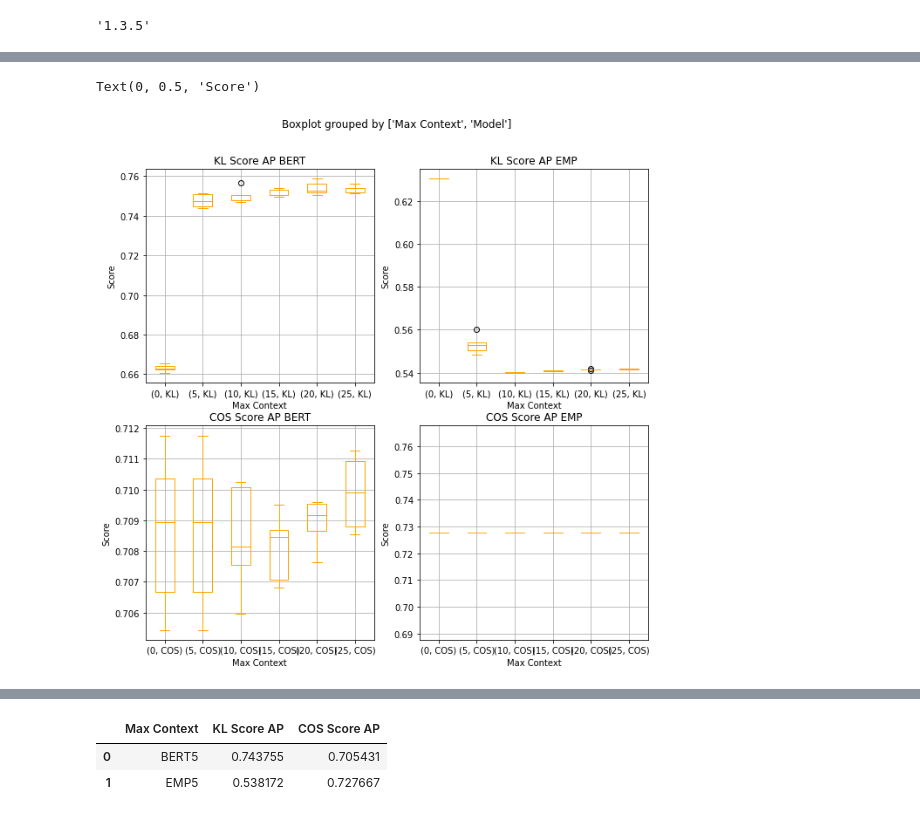
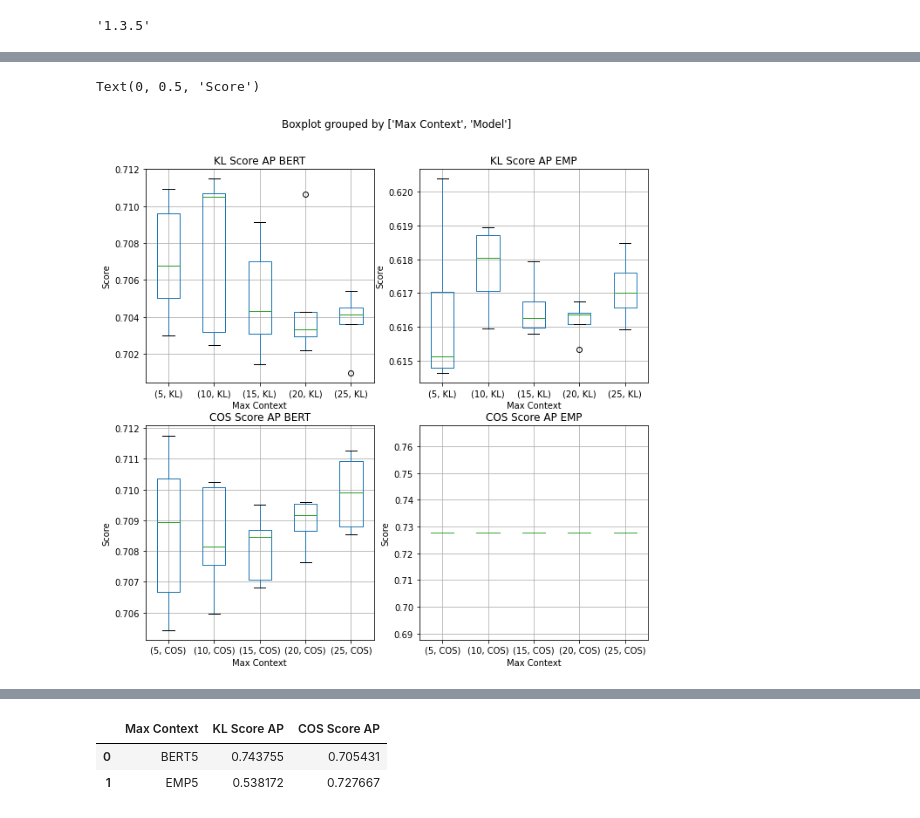
Before and after one commit to roritol/Bachelor-thesis, a Jupyter notebook: jupyter_notebook/Pipeline_Bert_Baroni.ipynb, the cells around one changed output, grey strips where cells are left out. Cells and saved outputs as stored; diff of their text form; code cells hidden in the pictures.

```diff
--- a/jupyter_notebook/Pipeline_Bert_Baroni.ipynb
+++ b/jupyter_notebook/Pipeline_Bert_Baroni.ipynb
@@ -315,7 +315,7 @@ results_neg_file
  ...]
 # %%
 # Open the file in read mode
-with open("../data_distrembed/curated50000.pickle", "r") as f:
+with open(f'../data_shared/fixed/curated_Falsenum{j}.pickle', "r") as f:
     # Read the contents of the file
     contents = f.read()
 
@@ -328,10 +328,10 @@ pd.__version__
 '1.3.5'
 # %%
 import pickle5 as pickle
-df = pd.DataFrame[]
 
-for j in tqdm(range(1,6)):
-    for i in tqdm(range(5,26,5)):
-        with open(f'../data_shared/fixed/df_AP{i}_Falsenum{j}.pickle', 'rb') as f:
-            df1 = pickle.load(f)
-        pd.merge([df, df1])
+
+
+with open(f'../data_shared/fixed/df_curated10_diag_Falsenum1.pickle', 'rb') as f:
+    df1test = pickle.load(f)
+
+df1test
@@ -347,7 +361,7 @@ df = pd.DataFrame()
 # Loop through the pickled files and merge them
 for j in tqdm(range(1,6)):
     for i in range(5,26,5):
-        with open(f'../data_shared/fixed/df_AP{i}_Falsenum{j}.pickle', 'rb') as f:
+        with open(f'../data_shared/fixed/df_AP{i}_Truenum{j}.pickle', 'rb') as f:
             df1 = pickle.load(f)
         df = pd.concat([df, df1])
 
@@ -384,8 +398,8 @@ df = pd.DataFrame()
 
 # Loop through the pickled files and merge them
 for j in tqdm(range(1,6)):
-    for i in range(0,26,5):
-        with open(f'../data_shared/fixed/df_AP{i}_Falsenum{j}.pickle', 'rb') as f:
+    for i in range(5,26,5):
+        with open(f'../data_shared/fixed/df_AP{i}_Truenum{j}.pickle', 'rb') as f:
             df1 = pickle.load(f)
         df = pd.concat([df, df1])
 
@@ -400,41 +414,46 @@ df_kl_bert = df_bert.melt(id_vars='Max Context', value_vars=['KL Score AP'], val
 df_kl_bert['Model'] = df_kl_bert['variable'].apply(lambda x: x.split()[0])
 df_kl_bert['Max Context'] = df_kl_bert['Max Context'].apply(lambda x: int(x.split("BERT")[1]))
 
-df_kl_bert.boxplot(by=['Max Context', 'Model'], ax=axes[0, 0], color='orange')
+df_kl_bert.boxplot(by=['Max Context', 'Model'], ax=axes[0, 0]) #,color='orange')
 axes[0, 0].set_title('KL Score AP BERT')
 axes[0, 0].set_xlabel('Max Context')
 axes[0, 0].set_ylabel('Score')
 
 # KL Score AP EMP
 df_kl_emp = df_emp.melt(id_vars='Max Context', value_vars=['KL Score AP'], value_name='Score')
 df_kl_emp['Model'] = df_kl_emp['variable'].apply(lambda x: x.split()[0])
 df_kl_emp['Max Context'] = df_kl_emp['Max Context'].apply(lambda x: int(x.split("EMP")[1]))
 
-df_kl_emp.boxplot(by=['Max Context', 'Model'], ax=axes[0, 1], color='orange')
+df_kl_emp.boxplot(by=['Max Context', 'Model'], ax=axes[0, 1])
 axes[0, 1].set_title('KL Score AP EMP')
 axes[0, 1].set_xlabel('Max Context')
 axes[0, 1].set_ylabel('Score')
 
 # COS Score AP BERT
 df_cos_bert = df_bert.melt(id_vars='Max Context', value_vars=['COS Score AP'], value_name='Score')
 df_cos_bert['Model'] = df_cos_bert['variable'].apply(lambda x: x.split()[0])
 df_cos_bert['Max Context'] = df_cos_bert['Max Context'].apply(lambda x: int(x.split("BERT")[1]))
 
-df_cos_bert.boxplot(by=['Max Context', 'Model'], ax=axes[1, 0], color='orange')
+df_cos_bert.boxplot(by=['Max Context', 'Model'], ax=axes[1, 0])
 axes[1, 0].set_title('COS Score AP BERT')
 axes[1, 0].set_xlabel('Max Context')
 axes[1, 0].set_ylabel('Score')
 
 # COS Score AP EMP
 df_cos_emp = df_emp.melt(id_vars='Max Context', value_vars=['COS Score AP'], value_name='Score')
 df_cos_emp['Model'] = df_cos_emp['variable'].apply(lambda x: x.split()[0])
 df_cos_emp['Max Context'] = df_cos_emp['Max Context'].apply(lambda x: int(x.split("EMP")[1]))
 
 
-df_cos_emp.boxplot(by=['Max Context', 'Model'], ax=axes[1, 1], color='orange')
+df_cos_emp.boxplot(by=['Max Context', 'Model'], ax=axes[1, 1])
 axes[1, 1].set_title('COS Score AP EMP')
 axes[1, 1].set_xlabel('Max Context')
 axes[1, 1].set_ylabel('Score')
+
+axes[0, 0].set_xticklabels([5, 10, 15, 20, 25])
+axes[0, 1].set_xticklabels([5, 10, 15, 20, 25])
+axes[1, 0].set_xticklabels([5, 10, 15, 20, 25])
+axes[1, 1].set_xticklabels([5, 10, 15, 20, 25])
 # %% [output]
 Text(0, 0.5, 'Score')
-[figure, old version]
+[figure, new version]
```
Also changed, not shown: parts of 3 cells of this notebook, 3 other files.
